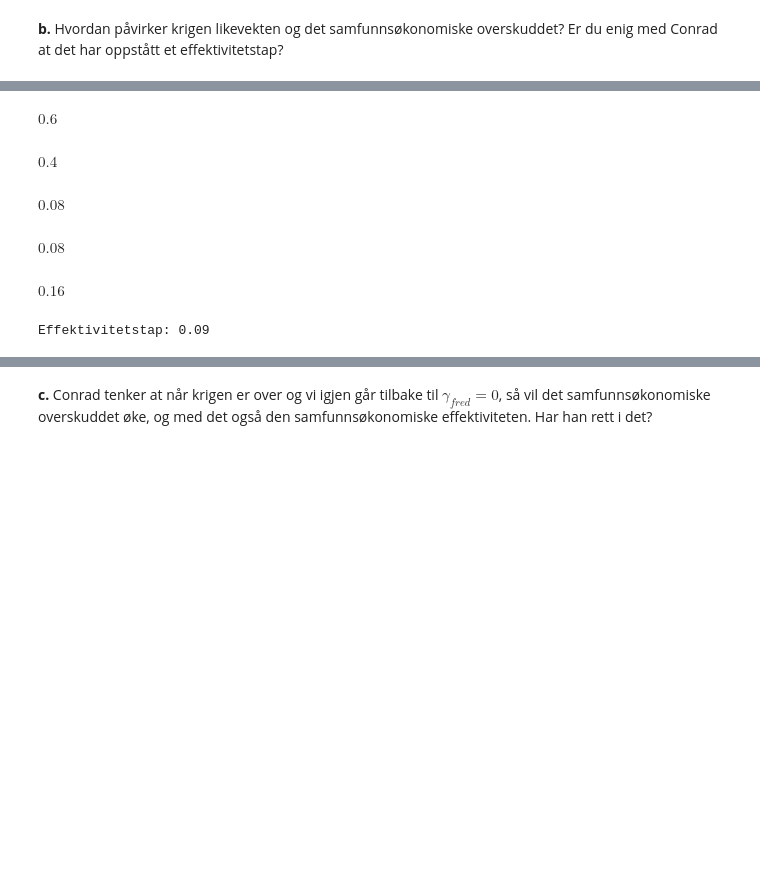
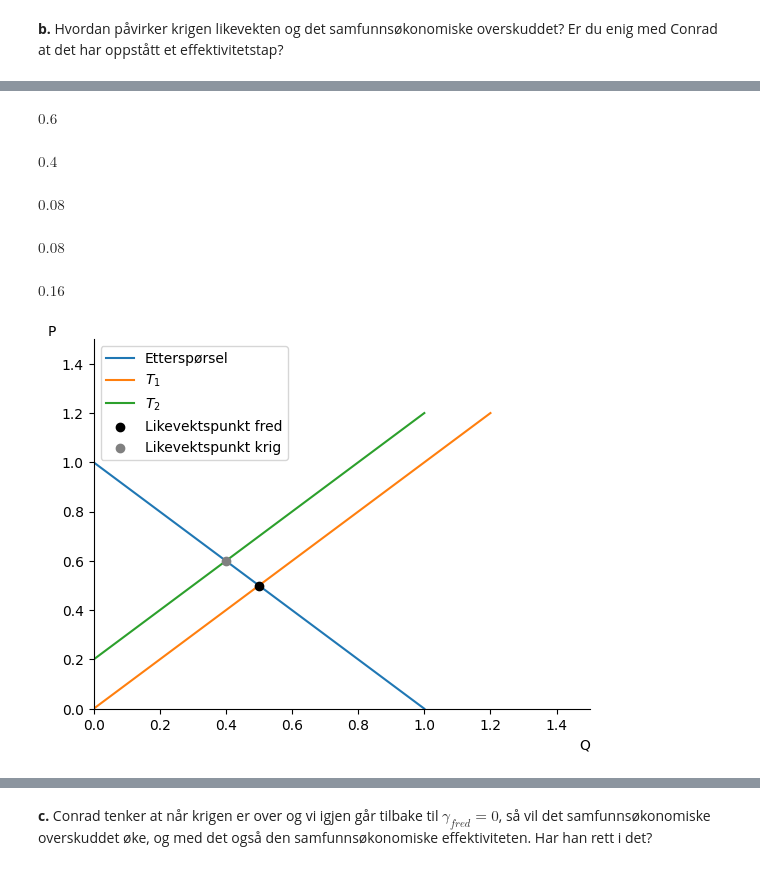
Before and after one commit to uit-sok-1303-v26/uit-sok-1303.v26.github.io, a Jupyter notebook: Markedsteori - Kapittel 9.ipynb, the cells around one changed output, grey strips where cells are left out. Cells and saved outputs as stored; diff of their text form; code cells hidden in the pictures; blank space fills up the shorter version.

```diff
--- a/Markedsteori - Kapittel 9.ipynb
+++ b/Markedsteori - Kapittel 9.ipynb
@@ -297,8 +542,56 @@ $\displaystyle \frac{1}{4}$
 # %%
+gamma_krig = 0.2
+
+# Substituerer inn krigsverdien for gamma i likevekten for å finne den nye likevektsprisen
+P_losning_krig = likevekt.subs(gamma, gamma_krig)
+
+display(P_losning_krig)
 # %% [output]
 $\displaystyle 0.6$
-$\displaystyle 0.4$
-$\displaystyle 0.08$
-$\displaystyle 0.08$
-$\displaystyle 0.16$
-Effektivitetstap: 0.09
+# %%
+# Finner likevektskvantum ved å sette likevektsprisen inn i en av funksjonene
+Q_losning_krig = Ettersporsel.rhs.subs(P, P_losning_krig)
+
+display(Q_losning_krig)
+# %% [output]
+$\displaystyle 0.4$
+# %%
+# Konsumentoverskudd under krig, regnet med areal av trekant
+KO_krig = (1 - P_losning_krig) * Q_losning_krig / 2
+
+KO_krig
+# %% [output]
+$\displaystyle 0.08$
+# %%
+# Produsentoverskudd under krig, regnet med areal av trekant
+PO_krig = (1- P_losning_krig) * Q_losning_krig / 2
+
+PO_krig
+# %% [output]
+$\displaystyle 0.08$
+# %%
+# Samfunnsøkonomisk overskudd under krig
+SO_krig = KO_krig + PO_krig
+
+SO_krig
+# %% [output]
+$\displaystyle 0.16$
+# %%
+# Figur 9.1b
+fig, ax = create_ax()
+# Etterspørselskurve fred
+ax.plot(1 - P_verdier, P_verdier, label='Etterspørsel')
+
+# Tilbudskurve fred
+ax.plot(-gamma_verdi + P_verdier, P_verdier, label='$T_1$')
+# Tilbudskurve krig
+ax.plot(-gamma_krig + P_verdier, P_verdier, label='$T_2$')
+
+# Likevektspunkt fred
+ax.scatter(Q_losning, P_losning, color='black', label='Likevektspunkt fred', zorder=5)
+# Likevektspunkt krig
+ax.scatter(Q_losning_krig, P_losning_krig, color='grey', label='Likevektspunkt krig', zorder=5)
+
+ax.legend();
+# %% [output]
+[figure, added]
```
Also changed, not shown: parts of 22 cells of this notebook.
